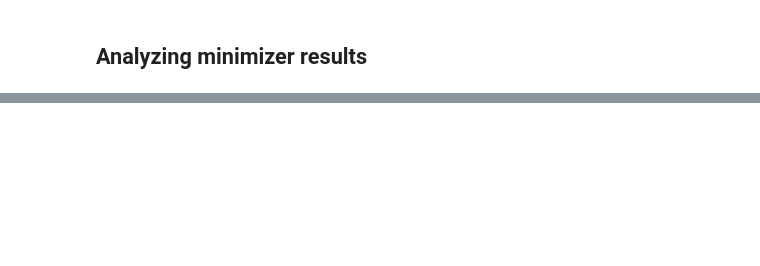
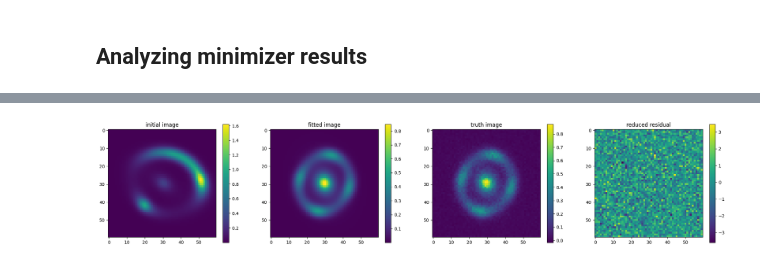
Before and after one commit to lenstronomy/JAXtronomy, a Jupyter notebook: notebooks/modeling_a_simple_Einstein_ring.ipynb, the cells around one changed output, grey strips where cells are left out. Drawn from its saved outputs; the diff is of its cells as text; code cells hidden in the pictures; blank space fills up the shorter version.

Commit message:
made subplots

```diff
--- a/notebooks/modeling_a_simple_Einstein_ring.ipynb
+++ b/notebooks/modeling_a_simple_Einstein_ring.ipynb
@@ -346,3 +310,25 @@ residual:
+# %%
+kwargs_result = fitting_seq.best_fit()
+kwargs_result.pop('kwargs_tracer_source', None)
+fitted_image = imageModel.image(**kwargs_result)
+
+kwargs_initial.pop('kwargs_tracer_source', None)
+initial_image = imageModel.image(**kwargs_initial)
+
+reduced_residual = (fitted_image - image_model)/np.sqrt(imageModel.Data.C_D_model(fitted_image))
+
+images = [initial_image, fitted_image, image_model, reduced_residual]
+titles = ["initial image", "fitted image", "truth image", "reduced residual"]
+
+fig, ax = plt.subplots(1, 4)
+for i in range(4):
+    ax[i].set_title(titles[i])
+    im = ax[i].imshow(images[i])
+    plt.colorbar(im, ax=ax[i])
+fig.set_figwidth(25)
+plt.show()
+# %% [output]
+[figure, added]
 # %%
 fig, ax = plt.subplots(1, 1, figsize=(5, 3))
 ax.plot(range(len(chain_list[-1][2])), -np.array(chain_list[-1][2]))
```
Also changed, not shown: parts of 5 cells of this notebook.
